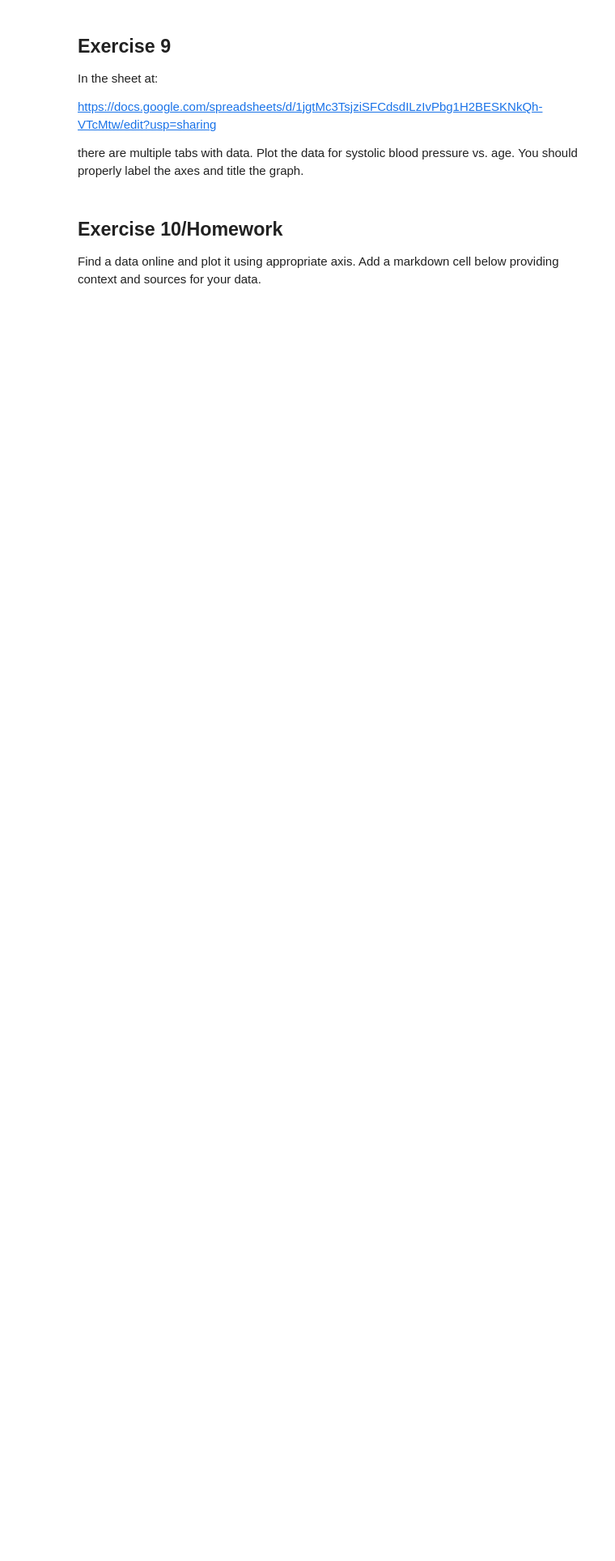
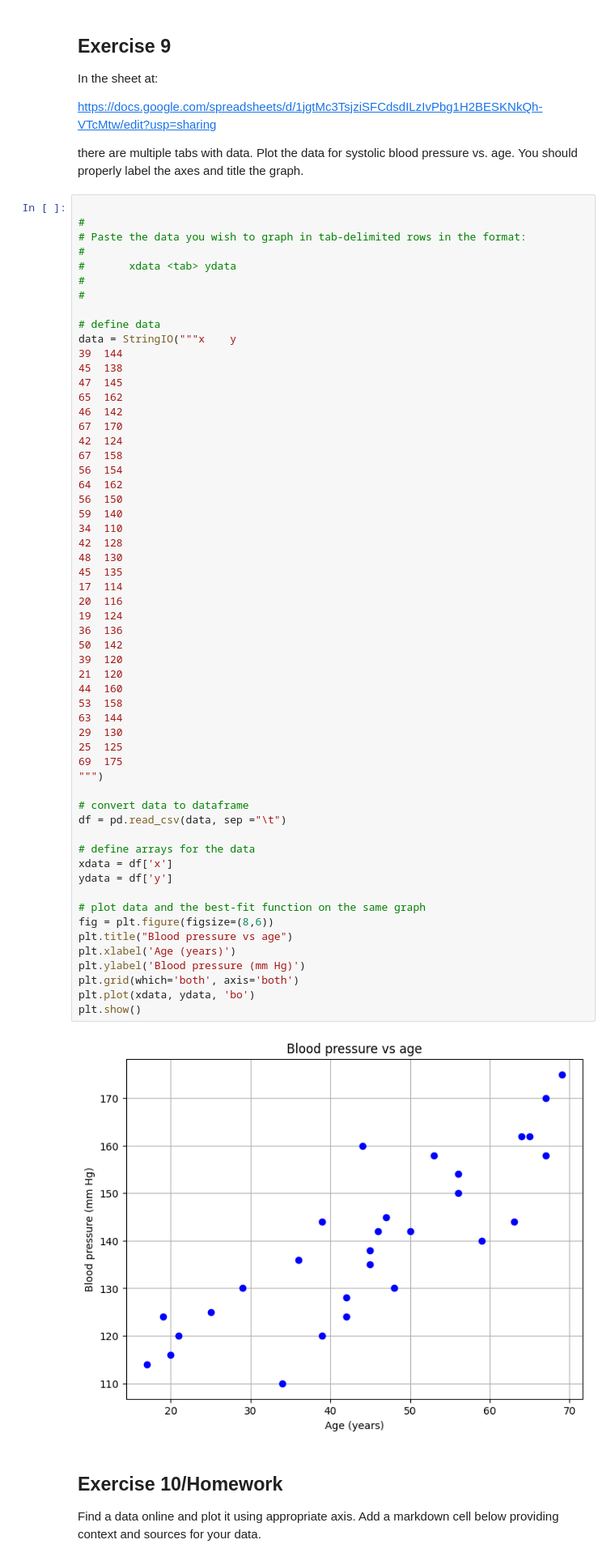
Before and after one commit to anthoak13/HNR-1303-F23, a Jupyter notebook: unit-03/03-02-plotting/03-02-plotting-solution.ipynb, the cells around one changed output. Shown at 81% size. Cells and saved outputs as stored; diff of their text form; blank space fills up the shorter version.

```diff
--- a/unit-03/03-02-plotting/03-02-plotting-solution.ipynb
+++ b/unit-03/03-02-plotting/03-02-plotting-solution.ipynb
@@ -416,6 +533,65 @@ In the sheet at:
 https://docs.google.com/spreadsheets/d/1jgtMc3TsjziSFCdsdILzIvPbg1H2BESKNkQh-VTcMtw/edit?usp=sharing
 
 there are multiple tabs with data. Plot the data for systolic blood pressure vs. age. You should properly label the axes and title the graph.
+# %%
+
+#
+# Paste the data you wish to graph in tab-delimited rows in the format:
+#
+#       xdata <tab> ydata
+#
+#
+
+# define data
+data = StringIO("""x	y
+39	144
+45	138
+47	145
+65	162
+46	142
+67	170
+42	124
+67	158
+56	154
+64	162
+56	150
+59	140
+34	110
+42	128
+48	130
+45	135
+17	114
+20	116
+19	124
+36	136
+50	142
+39	120
+21	120
+44	160
+53	158
+63	144
+29	130
+25	125
+69	175
+""")
+
+# convert data to dataframe
+df = pd.read_csv(data, sep ="\t")
+
+# define arrays for the data
+xdata = df['x']
+ydata = df['y']
+
+# plot data and the best-fit function on the same graph
+fig = plt.figure(figsize=(8,6))
+plt.title("Blood pressure vs age")
+plt.xlabel('Age (years)')
+plt.ylabel('Blood pressure (mm Hg)')
+plt.grid(which='both', axis='both')
+plt.plot(xdata, ydata, 'bo')
+plt.show()
+# %% [output]
+[figure, added]
 # %% [markdown]
 ## Exercise 10/Homework
 
```
Also changed, not shown: parts of 5 cells of this notebook, 1 other file.
